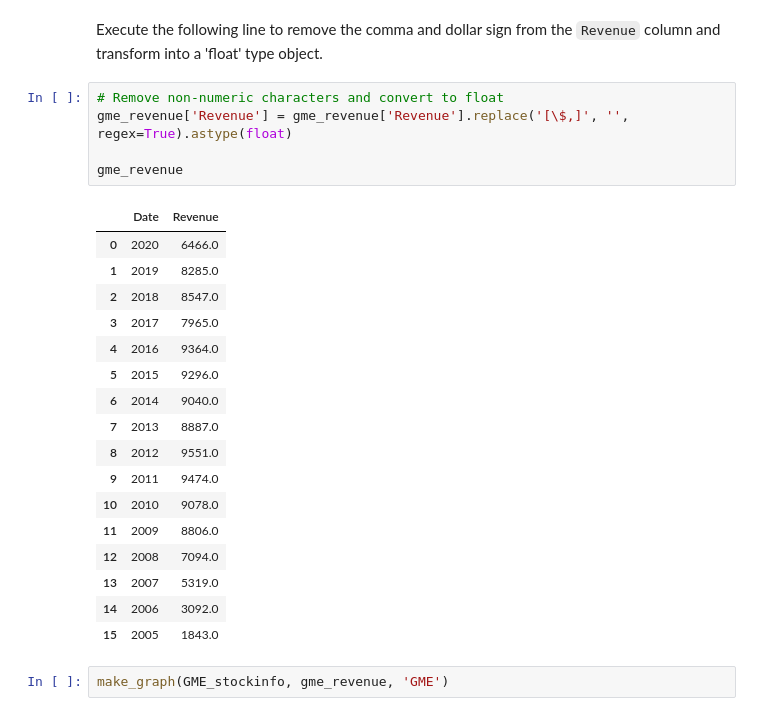
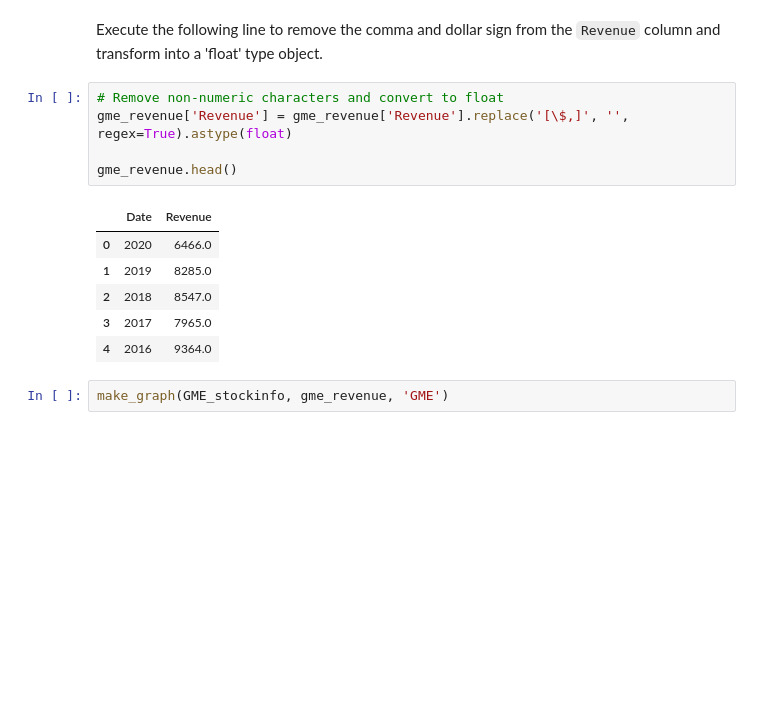
Before and after one commit to iotran/IBM-data.science, a Jupyter notebook: 5-Pyton Proyect - Final Assignment-READY.ipynb, the cells around one changed output. Drawn from its saved outputs; the diff is of its cells as text; blank space fills up the shorter version.

```diff
--- a/5-Pyton Proyect - Final Assignment-READY.ipynb
+++ b/5-Pyton Proyect - Final Assignment-READY.ipynb
@@ -535,26 +471,15 @@ Execute the following line to remove the comma and dollar sign from the `Revenue
 # %%
 # Remove non-numeric characters and convert to float
 gme_revenue['Revenue'] = gme_revenue['Revenue'].replace('[\$,]', '', regex=True).astype(float)
 
-gme_revenue
+gme_revenue.head()
 # %% [output]
 |  | Date | Revenue |
 | 0 | 2020 | 6466.0 |
 | 1 | 2019 | 8285.0 |
 | 2 | 2018 | 8547.0 |
 | 3 | 2017 | 7965.0 |
 | 4 | 2016 | 9364.0 |
-| 5 | 2015 | 9296.0 |
-| 6 | 2014 | 9040.0 |
-| 7 | 2013 | 8887.0 |
-| 8 | 2012 | 9551.0 |
-| 9 | 2011 | 9474.0 |
-| 10 | 2010 | 9078.0 |
-| 11 | 2009 | 8806.0 |
-| 12 | 2008 | 7094.0 |
-| 13 | 2007 | 5319.0 |
-| 14 | 2006 | 3092.0 |
-| 15 | 2005 | 1843.0 |
 # %%
 make_graph(GME_stockinfo, gme_revenue, 'GME')
 # %% [markdown]
```
Also changed, not shown: parts of 6 cells of this notebook.
